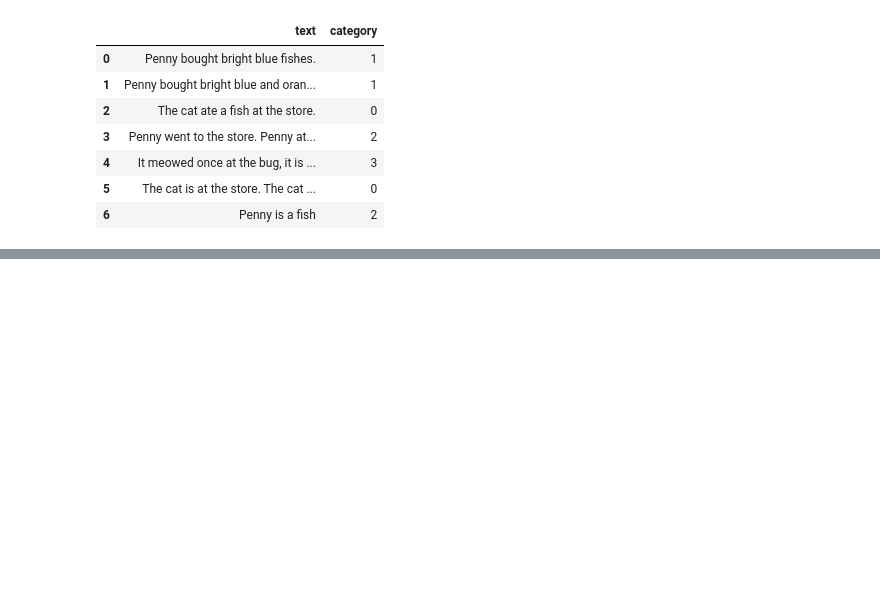
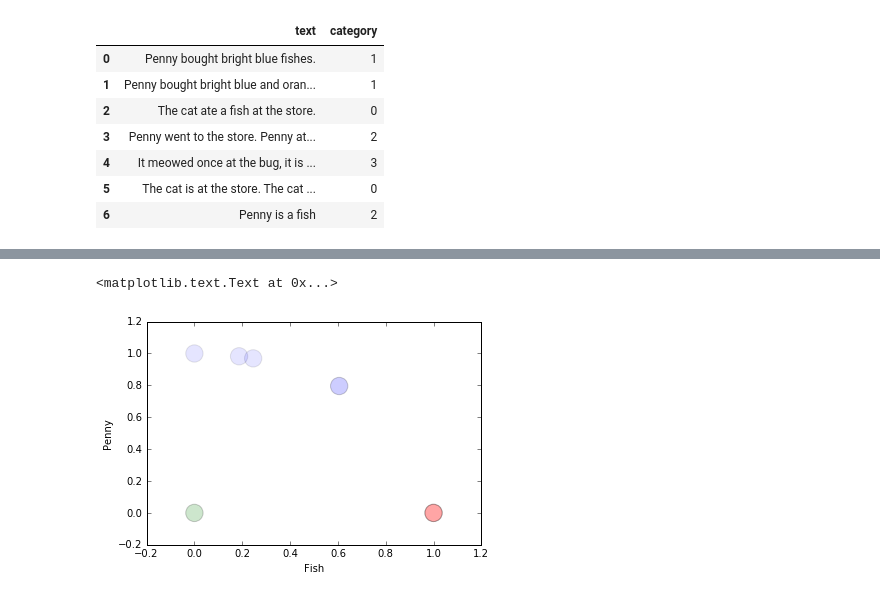
Before and after one commit to M0nica/Lede2016, a Jupyter notebook: foundations/14-tf-dfnotebooks/TF-IDF.ipynb, the cells around one changed output, grey strips where cells are left out. Cells and saved outputs as stored; diff of their text form; code cells hidden in the pictures; blank space fills up the shorter version.

```diff
--- a/foundations/14-tf-dfnotebooks/TF-IDF.ipynb
+++ b/foundations/14-tf-dfnotebooks/TF-IDF.ipynb
@@ -485,0 +615,7 @@ results
+# %%
+from sklearn.cluster import KMeans
+
+number_of_clusters = 3
+km = KMeans(n_clusters=number_of_clusters)
+km.fit(X)
+df['category'] = km.labels_
@@ -485,0 +637,10 @@ results
+# %%
+color_list = ['r', 'b', 'g', 'y']
+colors = [color_list[i] for i in df['category']]
+
+ax = df.plot(kind='scatter', x='fish', y='penni', alpha=0.1, s=300, c=colors)
+ax.set_xlabel("Fish")
+ax.set_ylabel("Penny")
+# %% [output]
+<matplotlib.text.Text at 0x...>
+[figure, added]
```
Also changed, not shown: parts of 13 cells of this notebook.
